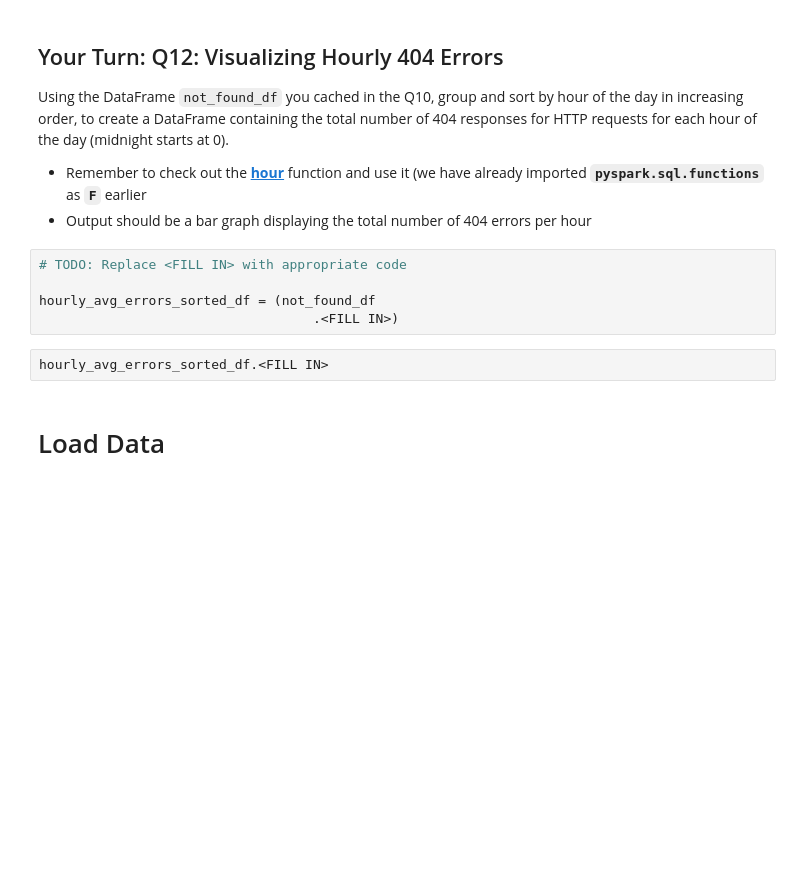
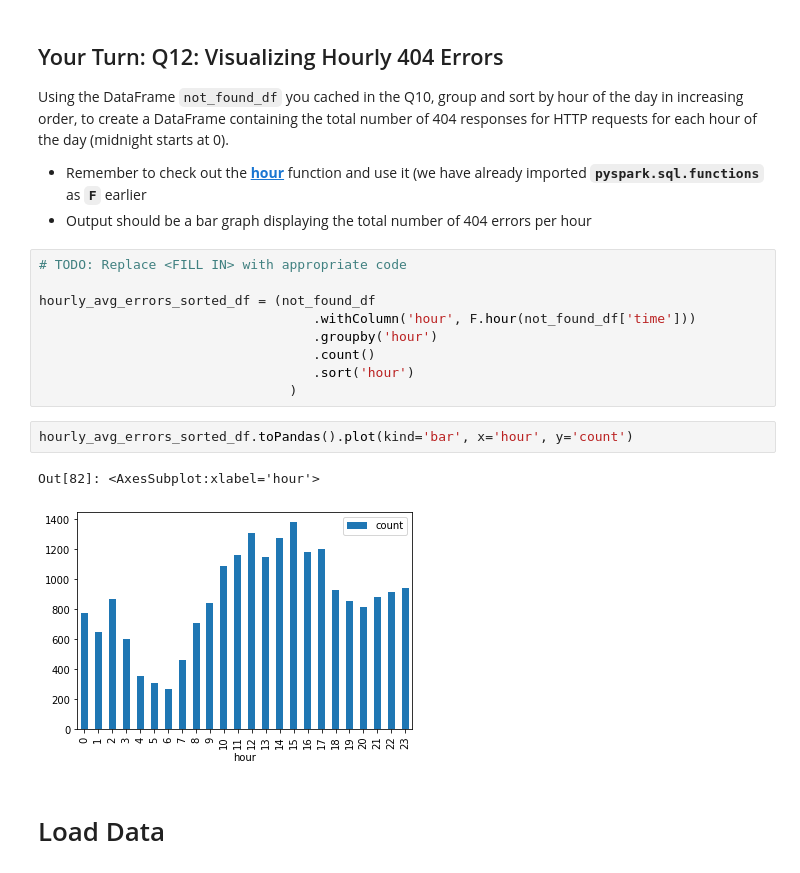
Before and after one commit to richeung1/mec-mini-projects, a Jupyter notebook: mec-6.4.1-data-wrangling-at-scale-with-spark/Mini_Project_Data_Wrangling_at_Scale_with_Spark.ipynb, the cells around one changed output. Saved outputs shown, nothing was run; the diff lists cells and outputs as text; blank space fills up the shorter version.

```diff
--- a/mec-6.4.1-data-wrangling-at-scale-with-spark/Mini_Project_Data_Wrangling_at_Scale_with_Spark.ipynb
+++ b/mec-6.4.1-data-wrangling-at-scale-with-spark/Mini_Project_Data_Wrangling_at_Scale_with_Spark.ipynb
@@ -1004,9 +1040,16 @@ Using the DataFrame `not_found_df` you cached in the Q10, group and sort by hour
 # TODO: Replace <FILL IN> with appropriate code
 
 hourly_avg_errors_sorted_df = (not_found_df
-                                   .<FILL IN>)
+                                   .withColumn('hour', F.hour(not_found_df['time']))
+                                   .groupby('hour')
+                                   .count()
+                                   .sort('hour')
+                                )
-# %%
-hourly_avg_errors_sorted_df.<FILL IN>
+# %%
+hourly_avg_errors_sorted_df.toPandas().plot(kind='bar', x='hour', y='count')
+# %% [output]
+Out[82]: <AxesSubplot:xlabel='hour'>
+[figure, added]
 # %% [markdown]
 # Load Data
 # %% [markdown]
```
Also changed, not shown: parts of 13 cells of this notebook.
